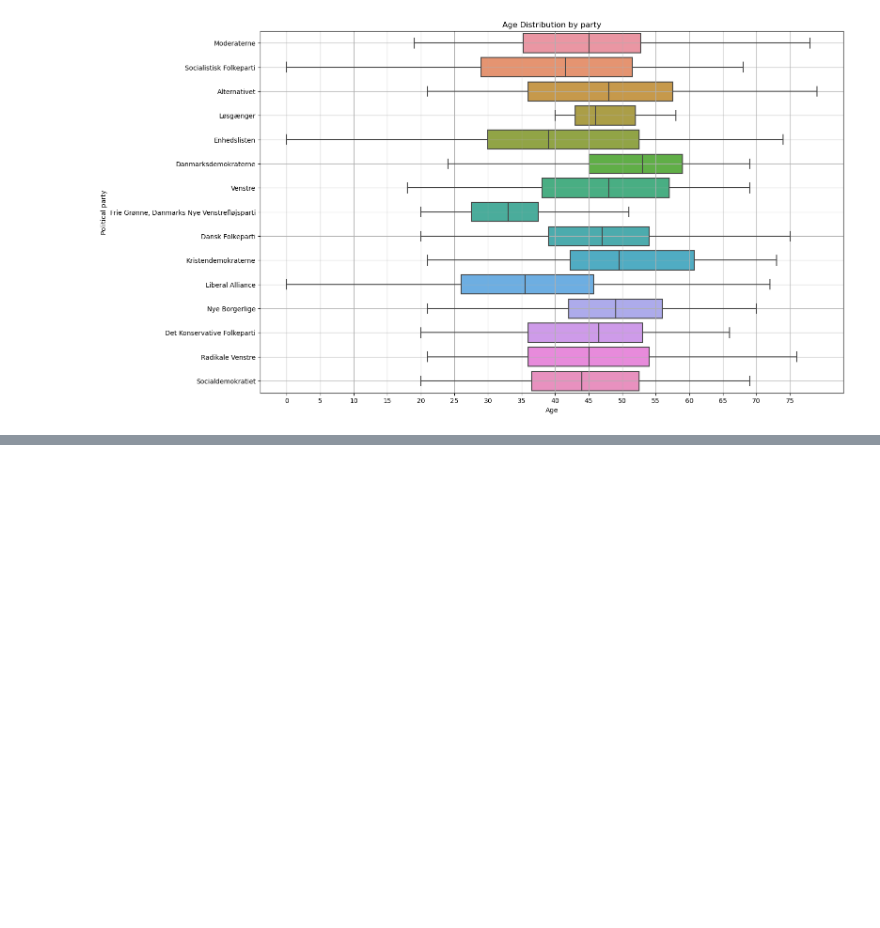
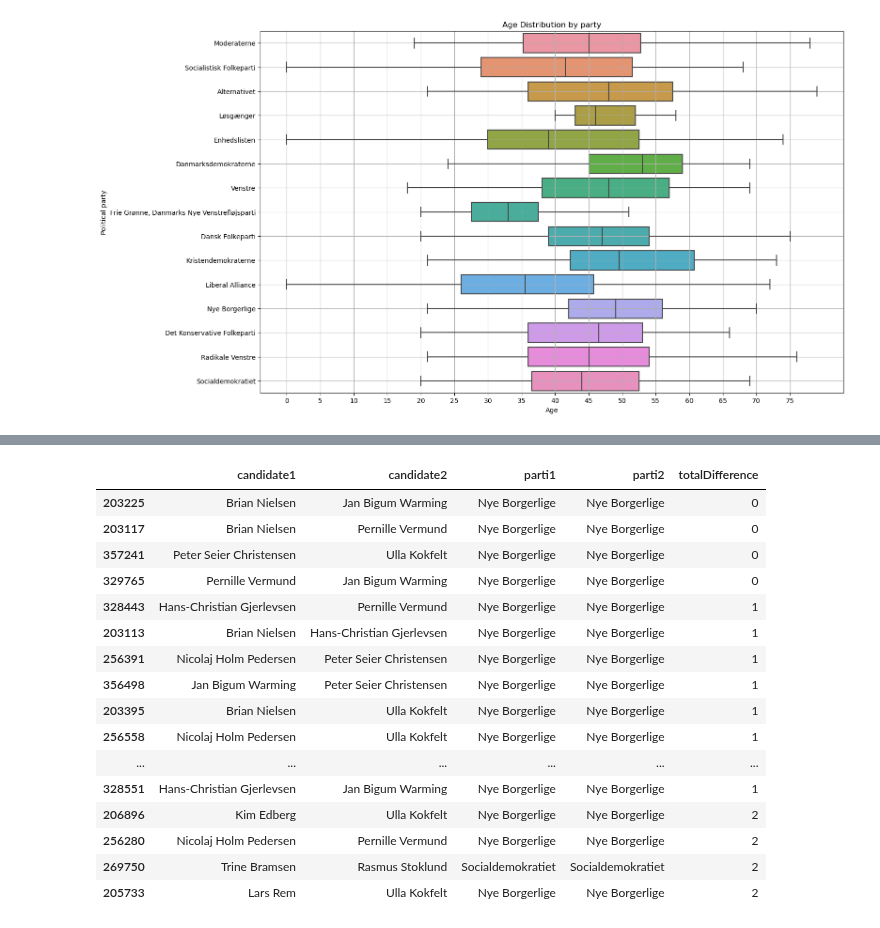
Before and after one commit to maksio420/ML, a Jupyter notebook: 2-candidates/Candidate Test 2022 I - Kamil.ipynb, the cells around one changed output, grey strips where cells are left out. Cells and saved outputs as stored; diff of their text form; code cells hidden in the pictures; blank space fills up the shorter version.

```diff
--- a/2-candidates/Candidate Test 2022 I - Kamil.ipynb
+++ b/2-candidates/Candidate Test 2022 I - Kamil.ipynb
@@ -78,0 +178,23 @@ plt.grid(True)
+# %%
+display(diff_no_id.sort_values(by='totalDifference', ascending=True).head(20))
+# Interparty differences in ascending order, only first 20
+# As you can see, the first 20 entries are only candidates within the same party
+# Let's see what are the smallest differences between candidates from different parties
+# %% [output]
+|  | candidate1 | candidate2 | parti1 | parti2 | totalDifference |
+| 203225 | Brian Nielsen | Jan Bigum Warming | Nye Borgerlige | Nye Borgerlige | 0 |
+| 203117 | Brian Nielsen | Pernille Vermund | Nye Borgerlige | Nye Borgerlige | 0 |
+| 357241 | Peter Seier Christensen | Ulla Kokfelt | Nye Borgerlige | Nye Borgerlige | 0 |
+| 329765 | Pernille Vermund | Jan Bigum Warming | Nye Borgerlige | Nye Borgerlige | 0 |
+| 328443 | Hans-Christian Gjerlevsen | Pernille Vermund | Nye Borgerlige | Nye Borgerlige | 1 |
+| 203113 | Brian Nielsen | Hans-Christian Gjerlevsen | Nye Borgerlige | Nye Borgerlige | 1 |
+| 256391 | Nicolaj Holm Pedersen | Peter Seier Christensen | Nye Borgerlige | Nye Borgerlige | 1 |
+| 356498 | Jan Bigum Warming | Peter Seier Christensen | Nye Borgerlige | Nye Borgerlige | 1 |
+| 203395 | Brian Nielsen | Ulla Kokfelt | Nye Borgerlige | Nye Borgerlige | 1 |
+| 256558 | Nicolaj Holm Pedersen | Ulla Kokfelt | Nye Borgerlige | Nye Borgerlige | 1 |
+| ... | ... | ... | ... | ... | ... |
+| 328551 | Hans-Christian Gjerlevsen | Jan Bigum Warming | Nye Borgerlige | Nye Borgerlige | 1 |
+| 206896 | Kim Edberg | Ulla Kokfelt | Nye Borgerlige | Nye Borgerlige | 2 |
+| 256280 | Nicolaj Holm Pedersen | Pernille Vermund | Nye Borgerlige | Nye Borgerlige | 2 |
+| 269750 | Trine Bramsen | Rasmus Stoklund | Socialdemokratiet | Socialdemokratiet | 2 |
+| 205733 | Lars Rem | Ulla Kokfelt | Nye Borgerlige | Nye Borgerlige | 2 |
```
Also changed, not shown: parts of 7 cells of this notebook.
